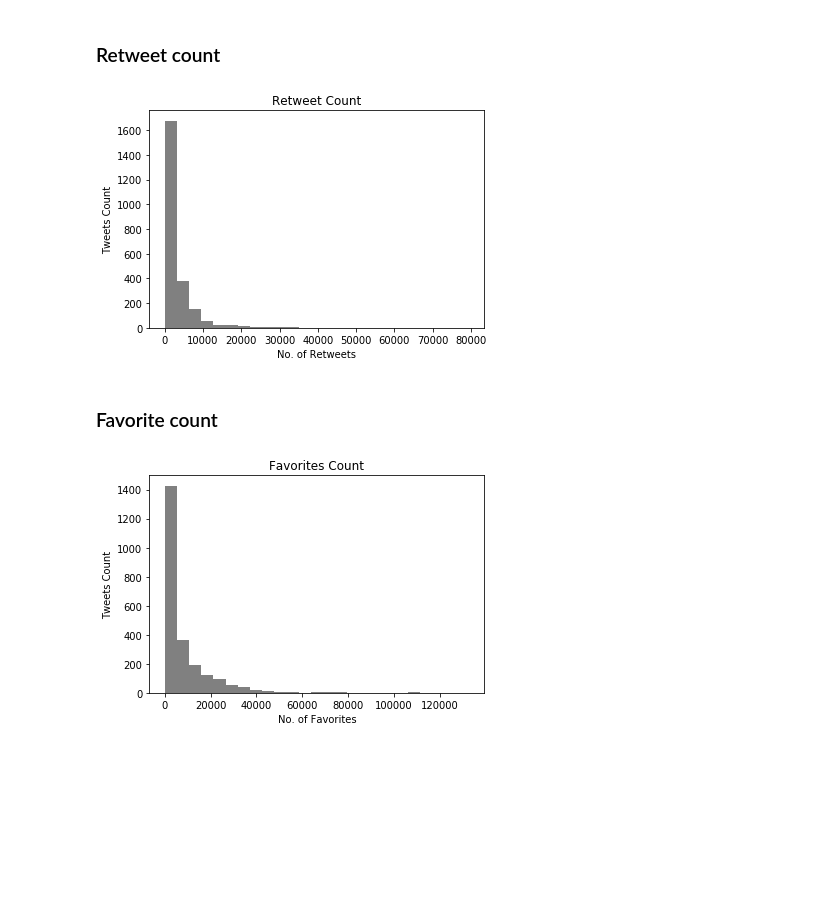
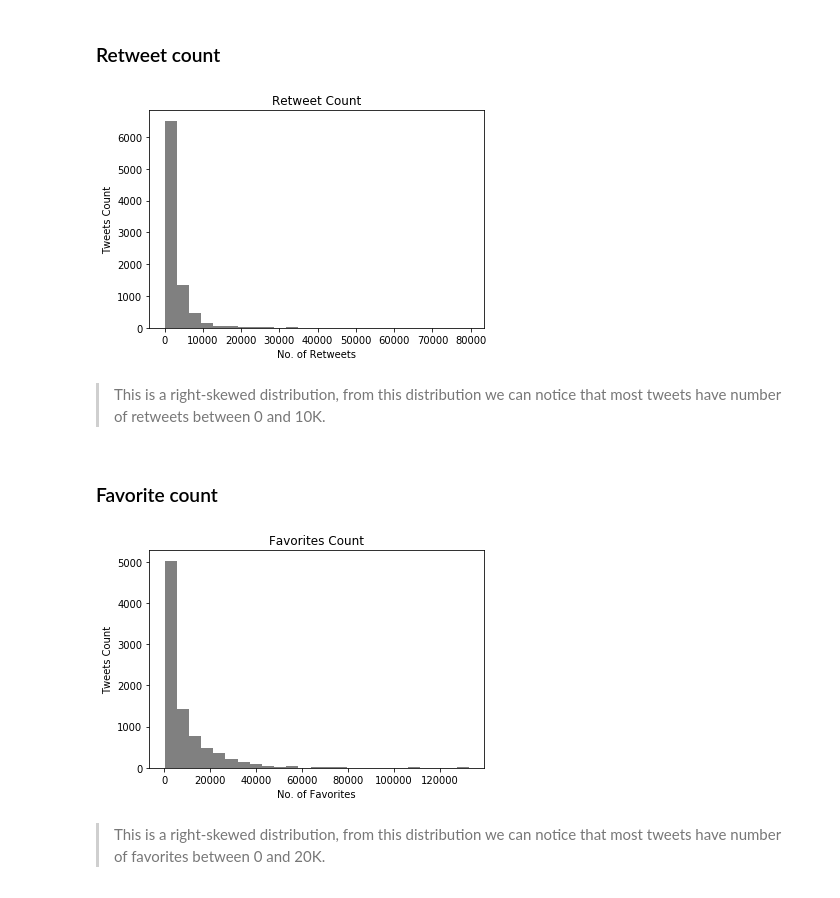
Before and after one commit to NadaAlsaab/Wrangle-and-analyze-data, a Jupyter notebook: wrangle_act.ipynb, the cells around one changed output. Drawn from its saved outputs; the diff is of its cells as text; code cells hidden in the pictures; blank space fills up the shorter version.

```diff
--- a/wrangle_act.ipynb
+++ b/wrangle_act.ipynb
@@ -479,8 +574,8 @@ memory usage: 515.4+ KB
 ## Step 4: Storing Data
 # %%
 #Save the cleaned data into new csv file
-twitter_archive.to_csv('twitter_archive_master.csv', index=False)
-twitter_archive = pd.read_csv('twitter_archive_master.csv')
+twitter_archive_clean.to_csv('twitter_archive_master.csv', index=False)
+twitter_archive_clean = pd.read_csv('twitter_archive_master.csv')
 # %% [markdown]
 ## Step 5: Analyzing and Visualizing
 # %%
@@ -573,20 +668,24 @@ Name: favorite_count, dtype: float64
 # %% [markdown]
 ### Retweet count
 # %%
-plt.hist(twitter_archive['retweet_count'], bins = 25, color='gray')
+plt.hist(twitter_archive_clean['retweet_count'], bins = 25, color='gray')
 plt.title("Retweet Count")
 plt.xlabel("No. of Retweets")
 plt.ylabel("Tweets Count")
 plt.show()
 # %% [output]
-[figure, old version]
+[figure, new version]
+# %% [markdown]
+> This is a right-skewed distribution, from this distribution we can notice that most tweets have number of retweets between 0 and 10K.
 # %% [markdown]
 ### Favorite count
 # %%
-plt.hist(twitter_archive['favorite_count'], bins = 25, color='gray')
+plt.hist(twitter_archive_clean['favorite_count'], bins = 25, color='gray')
 plt.title("Favorites Count")
 plt.xlabel("No. of Favorites")
 plt.ylabel("Tweets Count")
 plt.show()
 # %% [output]
-[figure, old version]
+[figure, new version]
+# %% [markdown]
+> This is a right-skewed distribution, from this distribution we can notice that most tweets have number of favorites between 0 and 20K.
```
Also changed, not shown: parts of 60 cells of this notebook, 4 other files.
